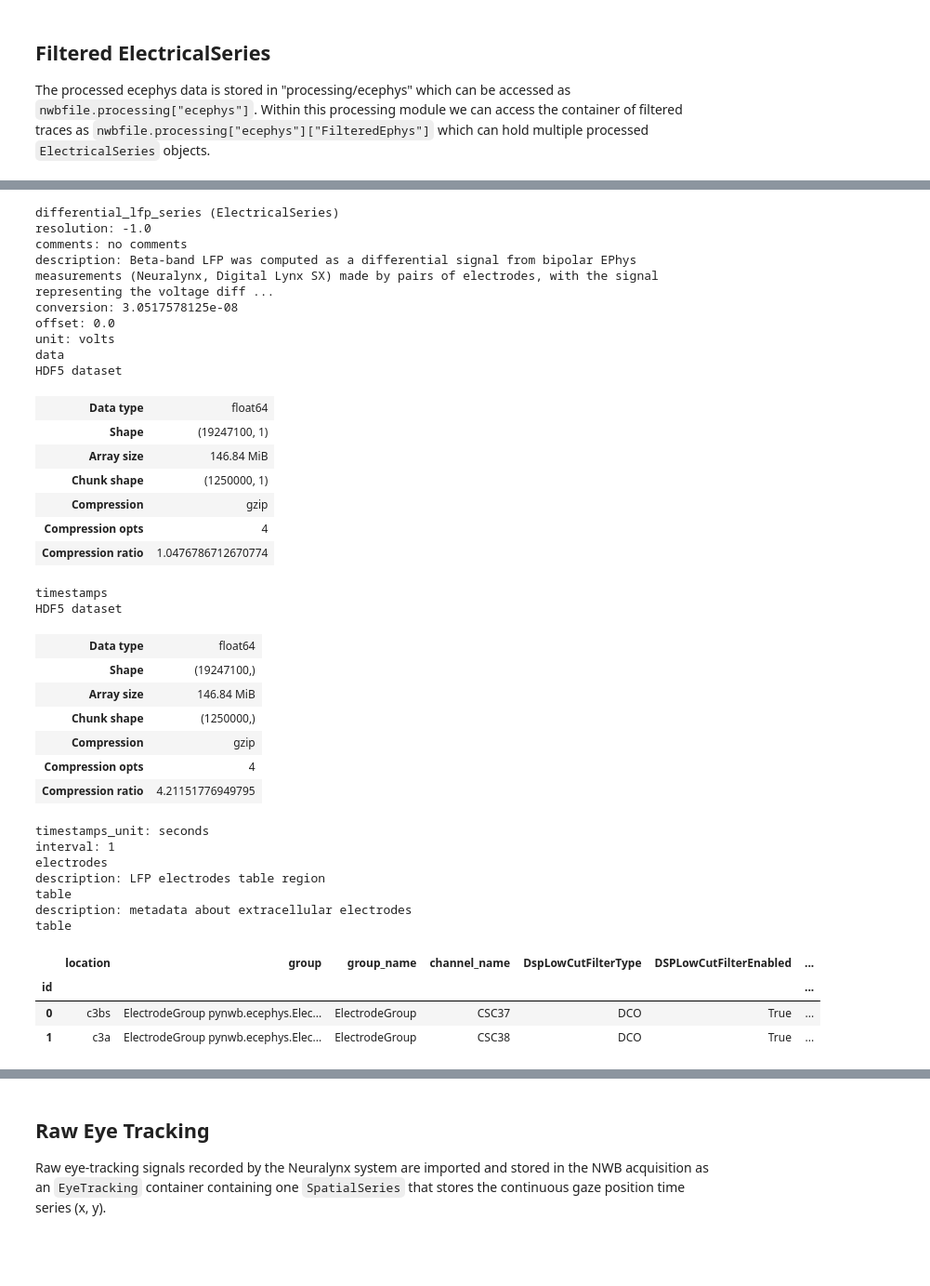
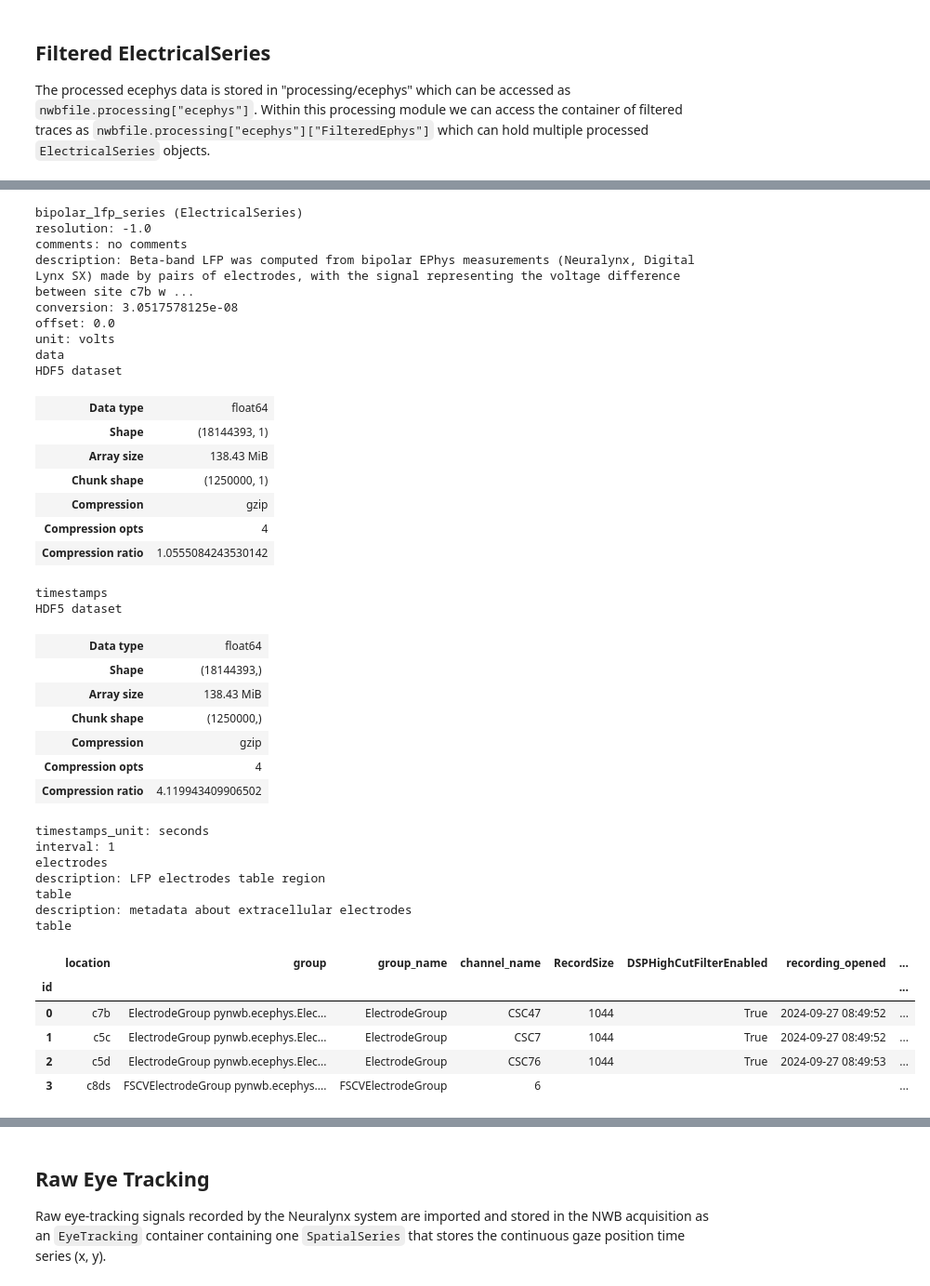
Before and after one commit to catalystneuro/schwerdt-lab-to-nwb, a Jupyter notebook: src/schwerdt_lab_to_nwb/tutorials/chambers_ephys_fscv_nwb_tutorial.ipynb, the cells around one changed output, grey strips where cells are left out. Shown at 93% size. Cells and saved outputs as stored; diff of their text form; code cells hidden in the pictures; blank space fills up the shorter version.

```diff
--- a/src/schwerdt_lab_to_nwb/tutorials/chambers_ephys_fscv_nwb_tutorial.ipynb
+++ b/src/schwerdt_lab_to_nwb/tutorials/chambers_ephys_fscv_nwb_tutorial.ipynb
@@ -464,45 +474,47 @@ table
 # %%
 processed_ecephys = nwbfile.processing["ecephys"]["FilteredEphys"]
 
-differential_lfp_series = processed_ecephys["differential_lfp_series"]
-differential_lfp_series
+bipolar_lfp_series = processed_ecephys["bipolar_lfp_series"]
+bipolar_lfp_series
 # %% [output]
-differential_lfp_series (ElectricalSeries)
+bipolar_lfp_series (ElectricalSeries)
 resolution: -1.0
 comments: no comments
-description: Beta-band LFP was computed as a differential signal from bipolar EPhys measurements (Neuralynx, Digital Lynx SX) made by pairs of electrodes, with the signal representing the voltage diff ...
+description: Beta-band LFP was computed from bipolar EPhys measurements (Neuralynx, Digital Lynx SX) made by pairs of electrodes, with the signal representing the voltage difference between site c7b w ...
 conversion: 3.0517578125e-08
 offset: 0.0
 unit: volts
 data
 HDF5 dataset
 | Data type | float64 |
-| Shape | (19247100, 1) |
-| Array size | 146.84 MiB |
+| Shape | (18144393, 1) |
+| Array size | 138.43 MiB |
 | Chunk shape | (1250000, 1) |
 | Compression | gzip |
 | Compression opts | 4 |
-| Compression ratio | 1.0476786712670774 |
+| Compression ratio | 1.0555084243530142 |
 timestamps
 HDF5 dataset
 | Data type | float64 |
-| Shape | (19247100,) |
-| Array size | 146.84 MiB |
+| Shape | (18144393,) |
+| Array size | 138.43 MiB |
 | Chunk shape | (1250000,) |
 | Compression | gzip |
 | Compression opts | 4 |
-| Compression ratio | 4.21151776949795 |
+| Compression ratio | 4.119943409906502 |
 timestamps_unit: seconds
 interval: 1
 electrodes
 description: LFP electrodes table region
 table
 description: metadata about extracellular electrodes
 table
-|  | location | group | group_name | channel_name | DspLowCutFilterType | DSPLowCutFilterEnabled | ... |
-| id |  |  |  |  |  |  | ... |
-| 0 | c3bs | ElectrodeGroup pynwb.ecephys.Elec... | ElectrodeGroup | CSC37 | DCO | True | ... |
-| 1 | c3a | ElectrodeGroup pynwb.ecephys.Elec... | ElectrodeGroup | CSC38 | DCO | True | ... |
+|  | location | group | group_name | channel_name | RecordSize | DSPHighCutFilterEnabled | recording_opened | ... |
+| id |  |  |  |  |  |  |  | ... |
+| 0 | c7b | ElectrodeGroup pynwb.ecephys.Elec... | ElectrodeGroup | CSC47 | 1044 | True | 2024-09-27 08:49:52 | ... |
+| 1 | c5c | ElectrodeGroup pynwb.ecephys.Elec... | ElectrodeGroup | CSC7 | 1044 | True | 2024-09-27 08:49:52 | ... |
+| 2 | c5d | ElectrodeGroup pynwb.ecephys.Elec... | ElectrodeGroup | CSC76 | 1044 | True | 2024-09-27 08:49:53 | ... |
+| 3 | c8ds | FSCVElectrodeGroup pynwb.ecephys.... | FSCVElectrodeGroup | 6 |  |  |  | ... |
 # %%
 fig, ax = plt.subplots(figsize=(10, 2), dpi=200)
 
```
Also changed, not shown: parts of 5 cells of this notebook, 3 other files.
